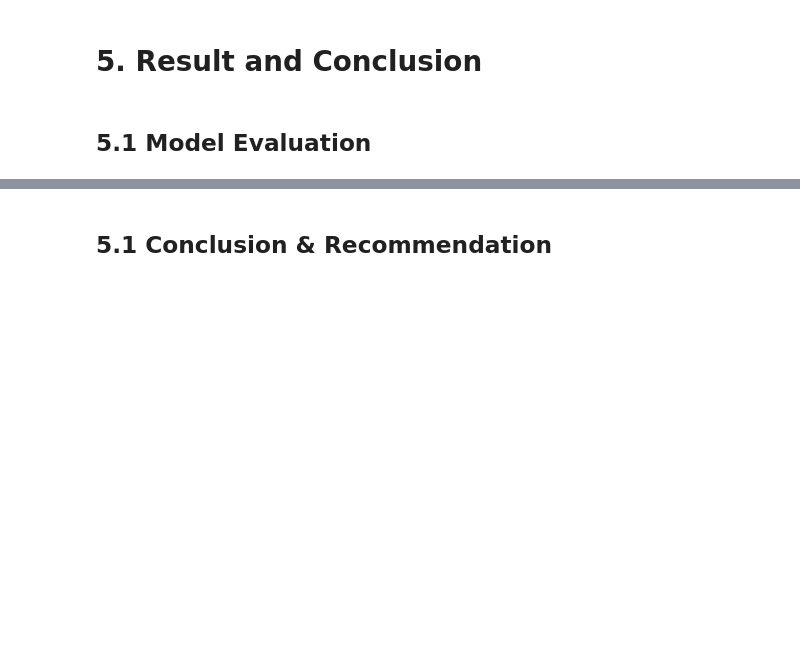
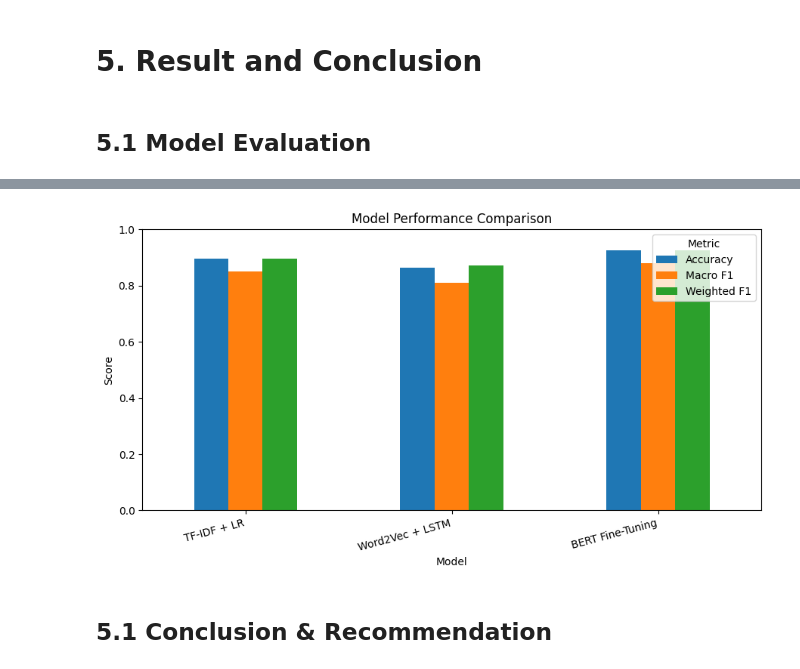
Before and after one commit to tuanTaAnh/Emotion-Classification, a Jupyter notebook: [GH1046139] Ta Anh Tuan - M508C - Big Data Analytics.ipynb, the cells around one changed output, grey strips where cells are left out. Cells and saved outputs as stored; diff of their text form; code cells hidden in the pictures; blank space fills up the shorter version.

```diff
--- a/[GH1046139] Ta Anh Tuan - M508C - Big Data Analytics.ipynb
+++ b/[GH1046139] Ta Anh Tuan - M508C - Big Data Analytics.ipynb
@@ -1202,3 +1259,17 @@ pd.DataFrame(results)
+# %%
+metrics = ["Accuracy", "Macro F1", "Weighted F1"]
+ax = results_df.set_index("Model")[metrics].plot(kind="bar", figsize=(9, 5))
+
+plt.title("Model Performance Comparison")
+plt.xlabel("Model")
+plt.ylabel("Score")
+plt.ylim(0, 1)
+plt.xticks(rotation=15, ha="right")
+plt.legend(title="Metric")
+plt.tight_layout()
+plt.show()
+# %% [output]
+[figure, added]
 # %% [markdown]
 ## 5.1  Conclusion & Recommendation
 # %% [markdown]
```
Also changed, not shown: parts of 31 cells of this notebook, 2 other files.
